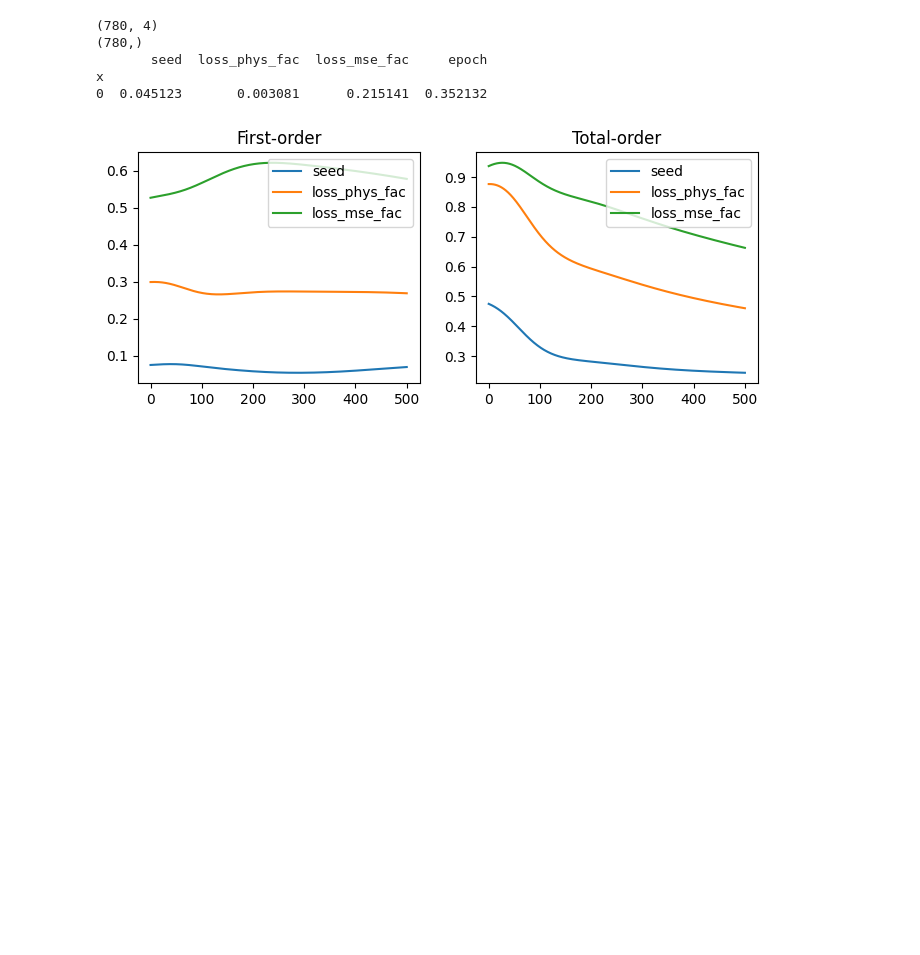
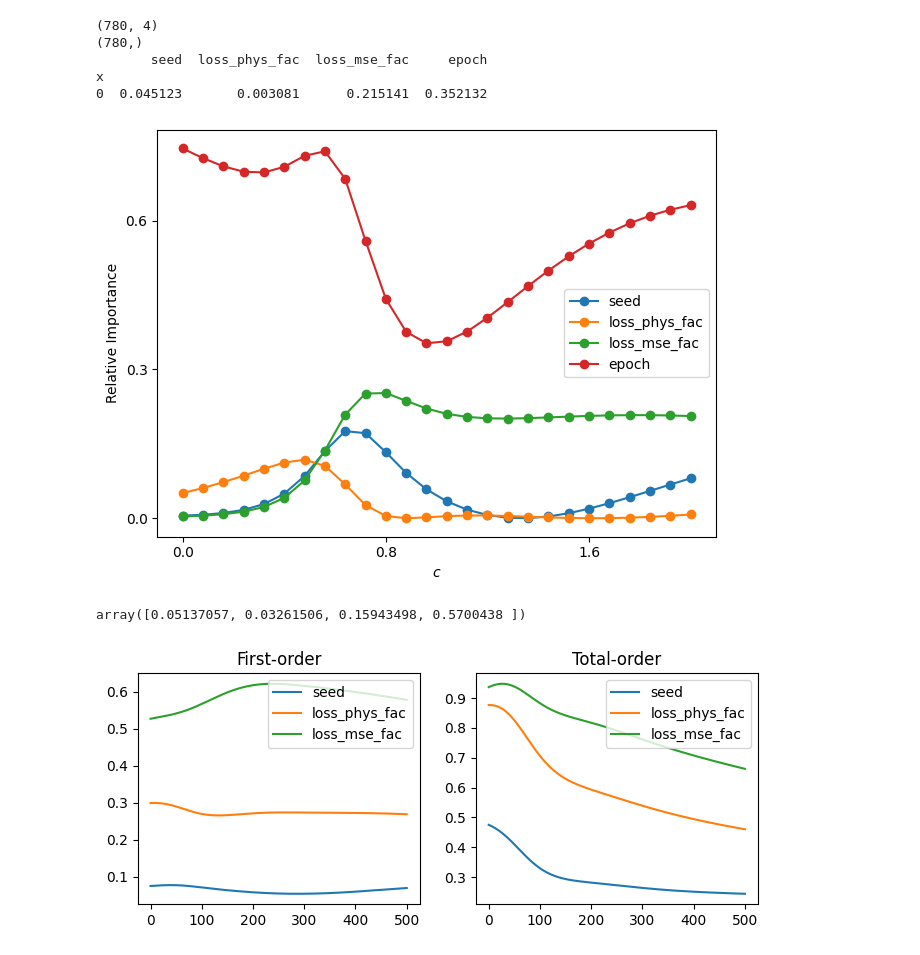
Before and after one commit to RiccardoFrenner/finn-nnpie, a Jupyter notebook: news/news_29102024.ipynb, the cells around one changed output. Cells and saved outputs as stored; diff of their text form; code cells hidden in the pictures; blank space fills up the shorter version.

```diff
--- a/news/news_29102024.ipynb
+++ b/news/news_29102024.ipynb
@@ -711,6 +730,34 @@ print(sensitivity_df)
        seed  loss_phys_fac  loss_mse_fac     epoch
 x
 0  0.045123       0.003081      0.215141  0.352132
+# %%
+sensitivity_dfs = []
+for i in range(0, np.load(processed_expdata_dir / "y_ret_samples.npy").shape[1], 20):
+    y_samples = np.load(processed_expdata_dir / "y_ret_samples.npy")[:, i]
+    df = sensitivity_analysis_from_samples(p_samples, y_samples)
+    df["i"] = i
+    sensitivity_dfs.append(df)
+
+full_sensitivity_df = pd.concat(sensitivity_dfs, ignore_index=True)
+# display(full_sensitivity_df)
+
+ret_x = np.load(processed_expdata_dir / "x_ret_samples.npy")
+
+for col in ["seed", "loss_phys_fac", "loss_mse_fac", "epoch"]:
+    plt.plot(ret_x[full_sensitivity_df["i"]], full_sensitivity_df[col], "-o", label=col)
+plt.xlabel("$c$")
+plt.ylabel("Relative Importance")
+plt.legend()
+plt.gca().xaxis.set_major_locator(ticker.MaxNLocator(3))
+plt.gca().yaxis.set_major_locator(ticker.MaxNLocator(3))
+plt.tight_layout()
+plt.savefig("../paper/figs/sensitivity.png")
+plt.show()
+
+full_sensitivity_df[["seed", "loss_phys_fac", "loss_mse_fac", "epoch"]].to_numpy().mean(axis=0)
+# %% [output]
+[figure, added]
+array([0.05137057, 0.03261506, 0.15943498, 0.5700438 ])
 # %%
 import tqdm
 import numpy as np
```
Also changed, not shown: parts of 2 cells of this notebook, 13 other files.
